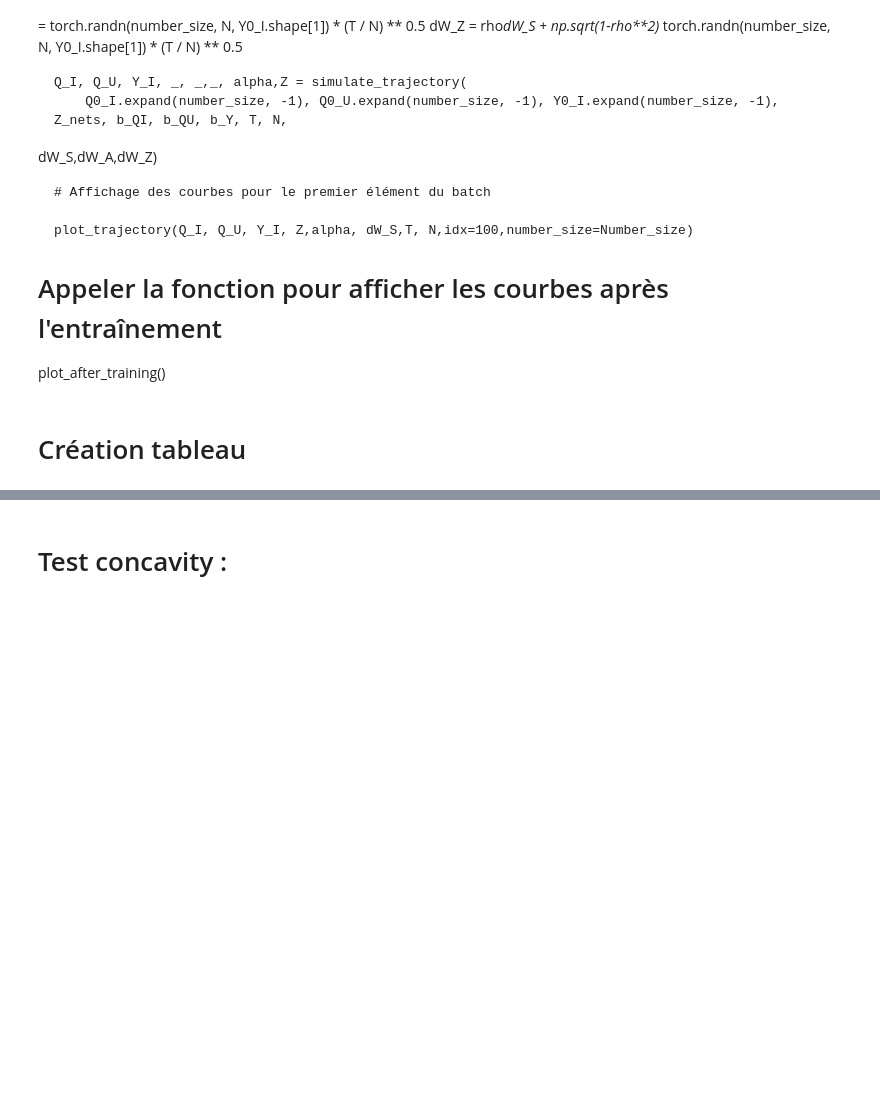
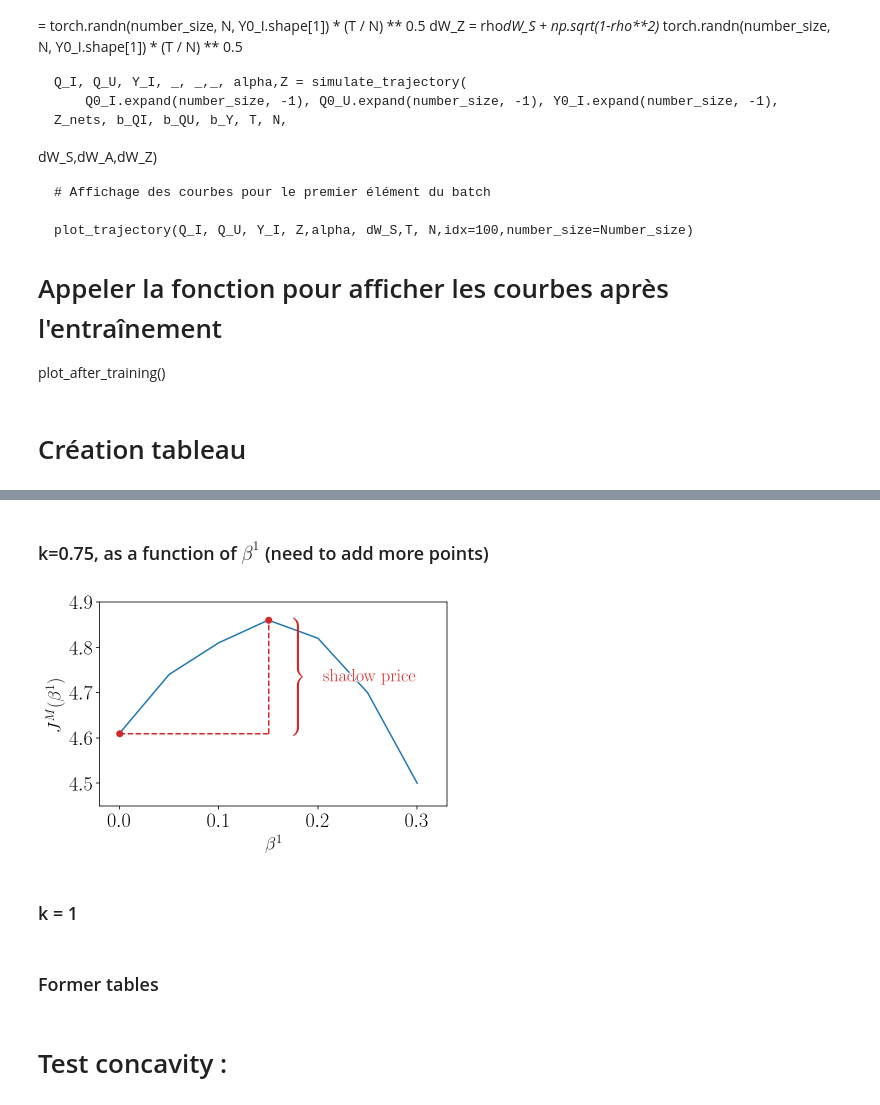
Before and after one commit to AdrienMathieu-eng/Nash-Equilibrium-, a Jupyter notebook: non_linear_BSDE_v2.ipynb, the cells around one changed output, grey strips where cells are left out. Cells and saved outputs as stored; diff of their text form; code cells hidden in the pictures; blank space fills up the shorter version.

```diff
--- a/non_linear_BSDE_v2.ipynb
+++ b/non_linear_BSDE_v2.ipynb
@@ -759,0 +758,17 @@ from scipy.interpolate import griddata
+# %%
+import matplotlib.pylab as pylab
+params = {'legend.fontsize': 'x-large',
+          'figure.figsize': (8, 5),
+         'axes.labelsize': 'x-large',
+         'axes.titlesize':'x-large',
+         'xtick.labelsize':'x-large',
+         'ytick.labelsize':'x-large'}
+pylab.rcParams.update(params)
+%config InlineBackend.figure_format = "retina"
+
+import matplotlib
+plt.rc('text', usetex=True)
+plt.rc('text.latex', preamble=r'\usepackage{amsmath,amsfonts}')
+fs = 15 # tick fontsize
+fsL = fs + 3 # Latex fontsize
+dpi = 300
@@ -760,3 +1001,66 @@ from scipy.interpolate import griddata
+# %% [markdown]
+### k=0.75, as a function of $\beta^1$ (need to add more points)
+# %%
+import numpy as np
+import matplotlib.pyplot as plt
+from matplotlib import patheffects as pe
+
+# --- Configuration LaTeX ---
+#plt.rcParams.update({
+#    "text.usetex": True,
+#    "font.family": "serif"
+#})
+
+# --- Données ---
+beta1 = np.array([0, 0.05, 0.1, 0.15, 0.2, 0.25, 0.3])
+Y     = np.array([4.61, 4.74, 4.81, 4.86, 4.82, 4.70, 4.50])
+
+x1, y1 = 0.0, 4.61
+x2, y2 = 0.15, 4.86
+xi, yi = x2, y1  # intersection
+
+# Couleur uniforme
+red = 'tab:red'
+
+fig, ax = plt.subplots(figsize=(6, 4))
+
+# --- Courbe et points ---
+ax.plot(beta1, Y, color="tab:blue")
+ax.scatter([x1, x2], [y1, y2], color=red, zorder=5)
+
+# --- Segments rouges pointillés ---
+ax.plot([x1, xi], [y1, y1], '--', color=red, lw=1.5)
+ax.plot([xi, xi], [yi, y2], '--', color=red, lw=1.5)
+
+# --- Accolade verticale (ouverte vers la gauche, pointe vers le texte) ---
+x_brace = xi + 0.025   # position horizontale à droite du segment
+y_mid   = (yi + y2) / 2
+brace_text = r"$\left. \rule{0cm}{2.2cm} \right\}$"  # accolade inversée (pointe vers le texte)
+
+ax.text(x_brace, y_mid, brace_text,
+        color=red, fontsize=fsL,
+        va='center', ha='left')
+
+# --- Texte "shadow price" horizontal ---
+ax.text(x_brace + 0.03, y_mid, r"\text{shadow price}",
+        color=red, fontsize=fsL,
+        va='center', ha='left',
+        path_effects=[pe.withStroke(linewidth=2, foreground="white")])
+
+# --- Mise en forme ---
+ax.set_xlabel(r'$\beta^1$', fontsize=fsL)
+ax.set_ylabel(r'$J^M(\beta^1)$', fontsize=fsL)
+ax.set_xlim(-0.02, 0.33)
+ax.set_ylim(4.45, 4.9)
+plt.tight_layout()
+plt.savefig('figures_Stackelberg/opt_beta1.pdf')
+plt.show()
+# %% [output]
+[figure, added]
+# %% [markdown]
+### k = 1
+# %% [markdown]
+### Former tables
 # %%
 from scipy.interpolate import Rbf
 import pandas as pd
```
Also changed, not shown: parts of 49 cells of this notebook.
